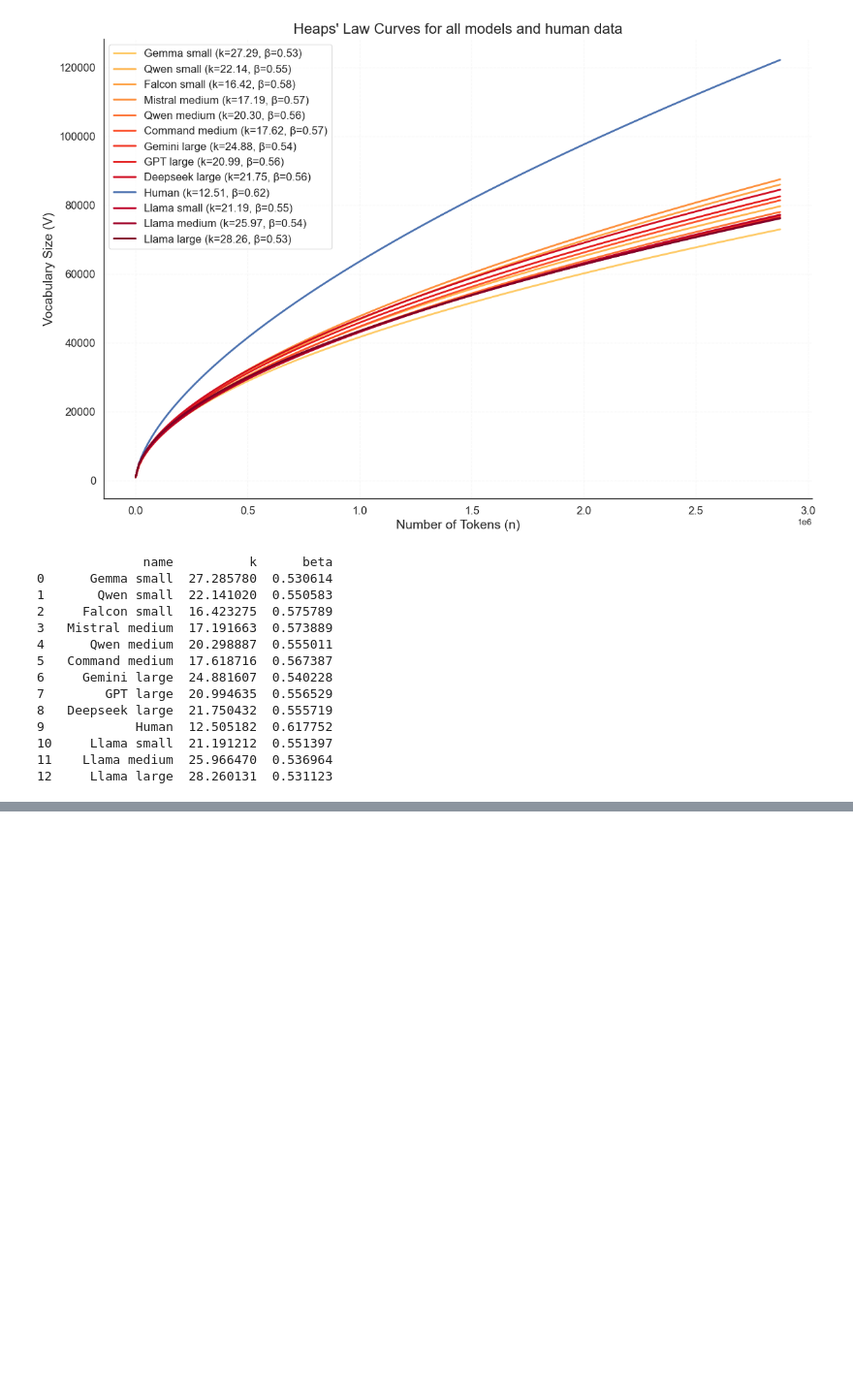
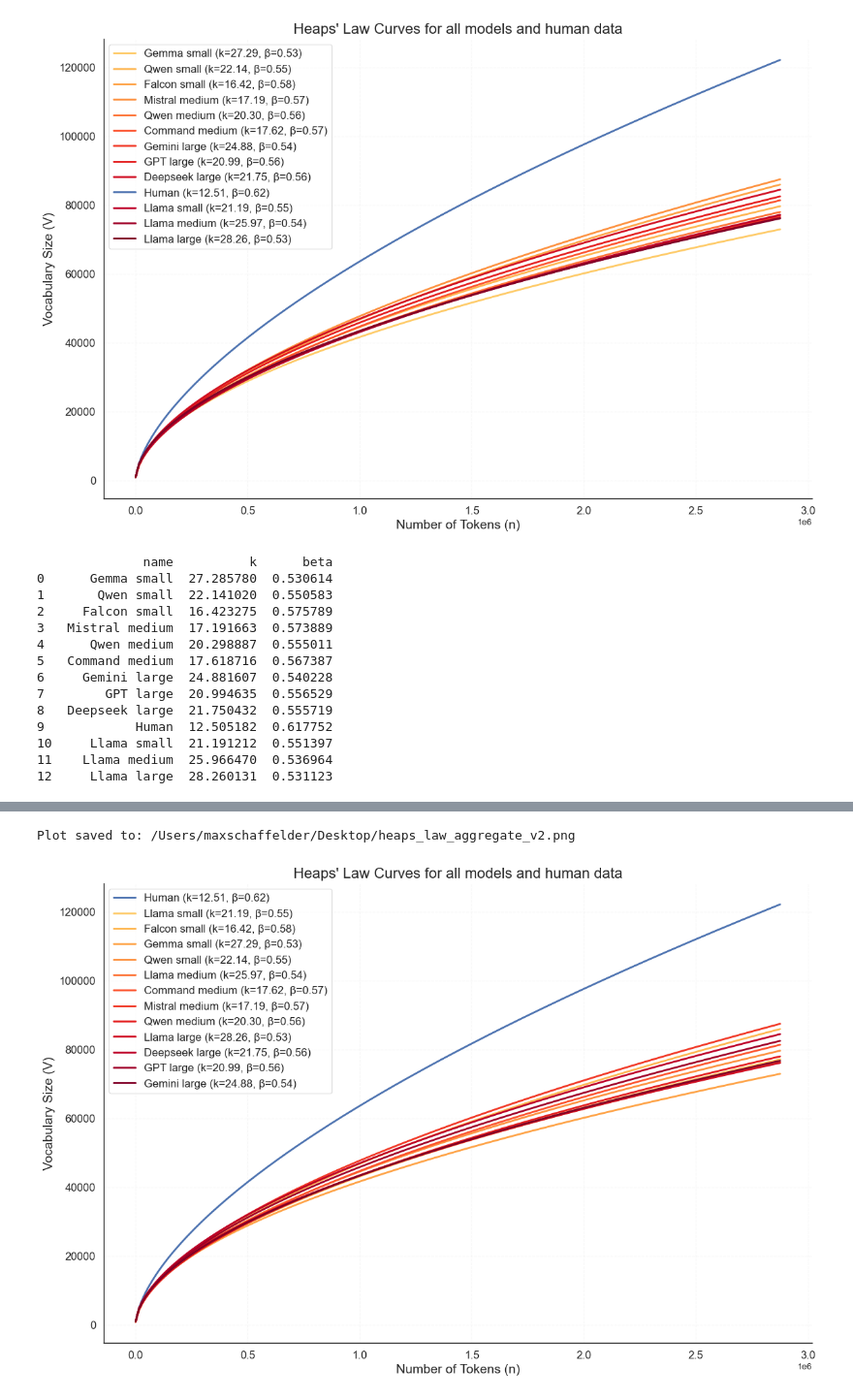
Before and after one commit to maxschaffelder/synthetic_data_diversity, a Jupyter notebook: data_analysis/lexical_diversity/heaps_law.ipynb, the cells around one changed output, grey strips where cells are left out. Shown at 97% size. Cells and saved outputs as stored; diff of their text form; code cells hidden in the pictures; blank space fills up the shorter version.

Commit message:
slightly improve heaps law plot

```diff
--- a/data_analysis/lexical_diversity/heaps_law.ipynb
+++ b/data_analysis/lexical_diversity/heaps_law.ipynb
@@ -518,12 +518,15 @@ Cleaned up temporary directory: ./temp_concatenated_data
 # %%
 heaps_parameters_df.to_csv("/Users/maxschaffelder/Desktop/Thesis/data/data_analysis/heaps_law/heaps_parameters_df_final_aggregated.csv")
 # %%
+heaps_parameters_df = pd.read_csv("/Users/maxschaffelder/Desktop/Thesis/data/data_analysis/heaps_law/heaps_parameters_df_final_aggregated.csv")
+heaps_parameters_df['N'] = heaps_parameters_df['N'].apply(ast.literal_eval)
+heaps_parameters_df['V'] = heaps_parameters_df['V'].apply(ast.literal_eval)
 # Plot the curves
 if not heaps_parameters_df.empty:
     plot_heaps_curves(
         heaps_parameters_df,
         title="Heaps' Law Curves for all models and human data",
         plot_actual_data=False,
-        save_path='/Users/maxschaffelder/Desktop/Thesis/plots/heaps_law/heaps_law_aggregate_v2.png'
+        save_path='/Users/maxschaffelder/Desktop/heaps_law_aggregate_v2.png'
     )
 # %% [output]
@@ -548,0 +605,12 @@ print(heaps_parameters_df[['name', 'k', 'beta']])
+# %%
+# Plot the curves
+if not heaps_copy_sorted.empty:
+    plot_heaps_curves(
+        heaps_copy_sorted,
+        title="Heaps' Law Curves for all models and human data",
+        plot_actual_data=False,
+        save_path='/Users/maxschaffelder/Desktop/heaps_law_aggregate_v2.png'
+    )
+# %% [output]
+Plot saved to: /Users/maxschaffelder/Desktop/heaps_law_aggregate_v2.png
+[figure, added]
```
Also changed, not shown: parts of 3 cells of this notebook.
